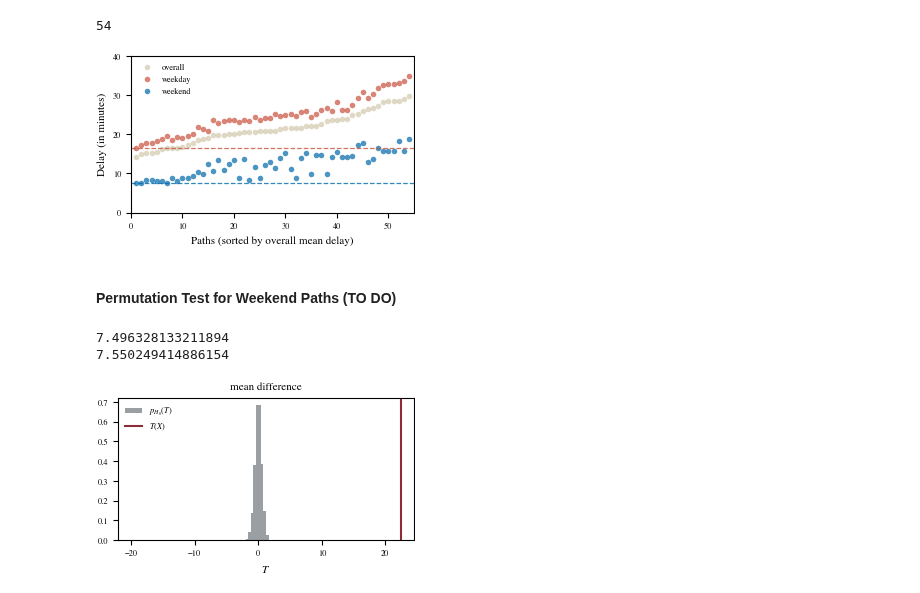
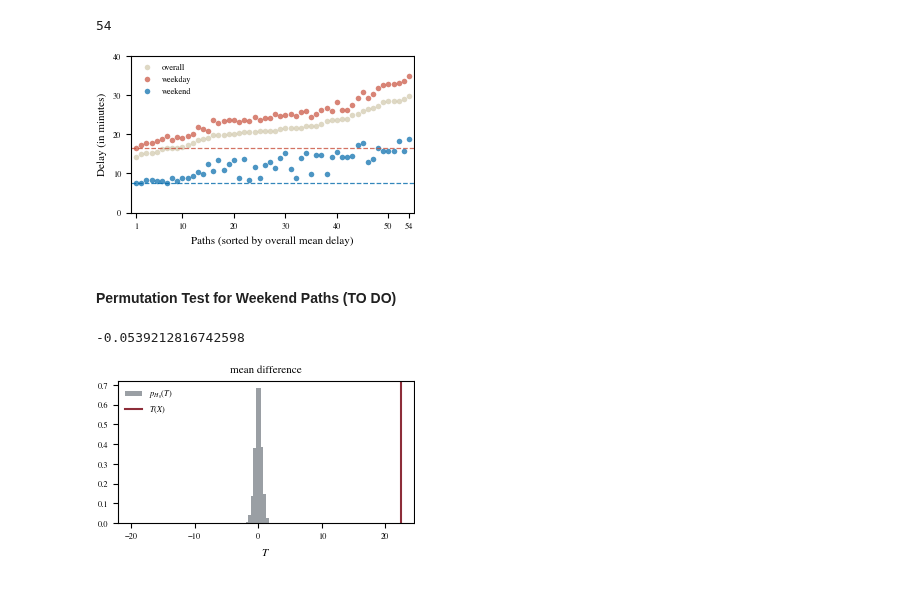
Before and after one commit to frederikpanse/db_project, a Jupyter notebook: exp/exp_FP_01_DifferenceWeekdaysWeekends.ipynb, the cells around one changed output. Drawn from its saved outputs; the diff is of its cells as text; code cells hidden in the pictures.

```diff
--- a/exp/exp_FP_01_DifferenceWeekdaysWeekends.ipynb
+++ b/exp/exp_FP_01_DifferenceWeekdaysWeekends.ipynb
@@ -225,42 +225,42 @@ fig, ax = plt.subplots()
 for i in np.arange(len(paths_sorted)):
     wd = data_weekday_mean[data_weekday_mean.index.isin(paths_sorted[i][1]["stations"])].mean()
     we = data_weekend_mean[data_weekend_mean.index.isin(paths_sorted[i][1]["stations"])].mean()
     ax.plot(i + 1, paths_sorted[i][1]["mean_delay"], "o", color = rgb.tue_gold, alpha = 0.4, mec = "none", ms = 4, label = "overall")
     ax.plot(i + 1, wd, "o", color = rgb.tue_ocre, alpha = 0.7, mec = "none", ms = 4, label = "weekday")
     ax.plot(i + 1, we, "o", color = rgb.tue_blue, alpha = 0.7, mec = "none", ms = 4, label = "weekend")
 
 # ax.axhline(paths_sorted[0][1]["mean_delay"], color = rgb.tue_blue,
 #            ls = "--", alpha = 0.8, linewidth = 0.8)
 ax.axhline(data_weekday_mean[data_weekday_mean.index.isin(paths_sorted[0][1]["stations"])].mean(), color = rgb.tue_ocre,
            ls = "--", alpha = 0.8, linewidth = 0.9)
 ax.axhline(data_weekend_mean[data_weekend_mean.index.isin(paths_sorted[0][1]["stations"])].mean(), color = rgb.tue_blue,
            ls = "--", alpha = 0.8, linewidth = 0.9)
 
 ax.set_ylim(0, 40)
 ax.set_yticks(range(0, 41, 10))
 
 ax.set_xlim(0, 55)
+ax.set_xticks([1, 10, 20, 30, 40, 50, 54])
 
 ax.legend(["overall", "weekday", "weekend"], loc="upper left", framealpha=1.0, facecolor="white", edgecolor="none")
 
 ax.set_xlabel("Paths (sorted by overall mean delay)")
 ax.set_ylabel("Delay (in minutes)")
 
 #ax.xaxis.set_major_locator(ticker.MultipleLocator(10))
 #ax.xaxis.set_minor_locator(ticker.MultipleLocator(1))
 
 fig.savefig("../doc/fig/plot_FP_03_WeekdayWeekend.pdf")
 plt.show()
 # %% [output]
-[figure, old version]
+[figure, new version]
 # %% [markdown]
 #### Permutation Test for Weekend Paths (TO DO)
 # %%
-print(data_weekend_mean[data_weekend_mean.index.isin(paths_sorted[0][1]["stations"])].mean())
-print(data_weekend_mean[data_weekend_mean.index.isin(paths_sorted[6][1]["stations"])].mean())
+print(data_weekend_mean[data_weekend_mean.index.isin(paths_sorted[0][1]["stations"])].mean() -
+      data_weekend_mean[data_weekend_mean.index.isin(paths_sorted[6][1]["stations"])].mean())
 # %% [output]
-7.496328133211894
-7.550249414886154
+-0.0539212816742598
 # %%
 n_we = data_weekend.shape[0] # number of weekends
 n_wd = data_weekday.shape[0] # number of weekdays
```
Also changed, not shown: parts of 2 cells of this notebook, 3 other files.
